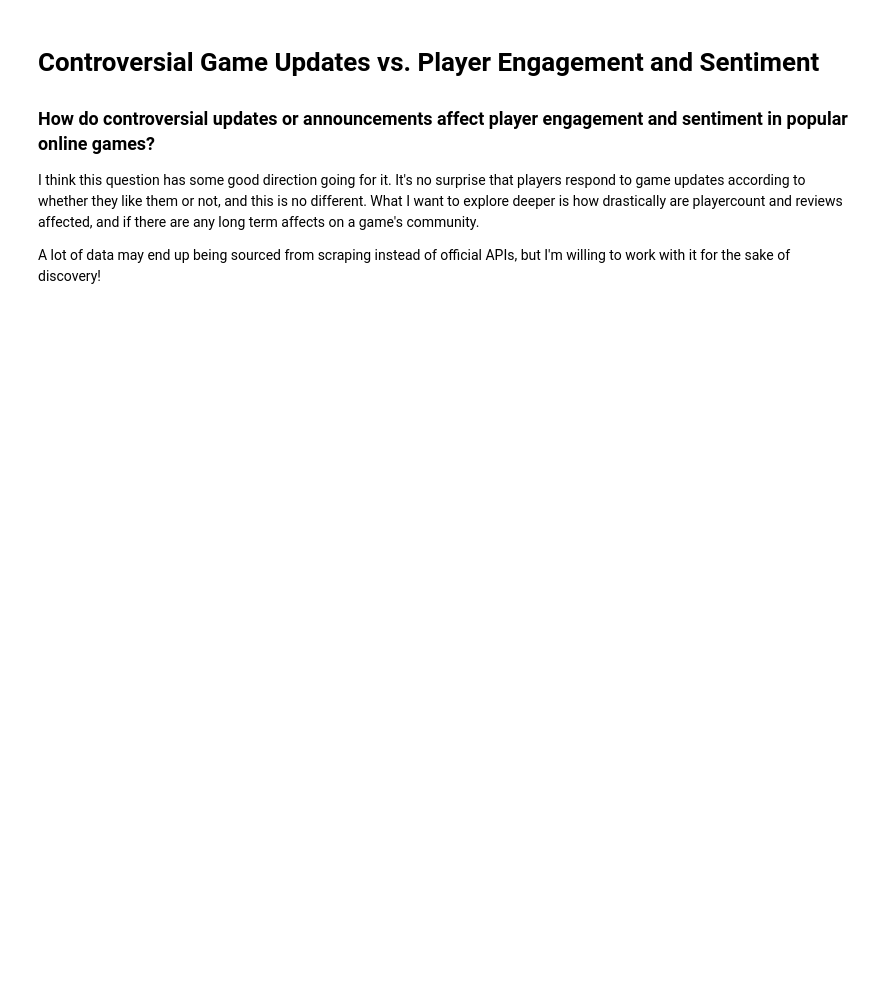
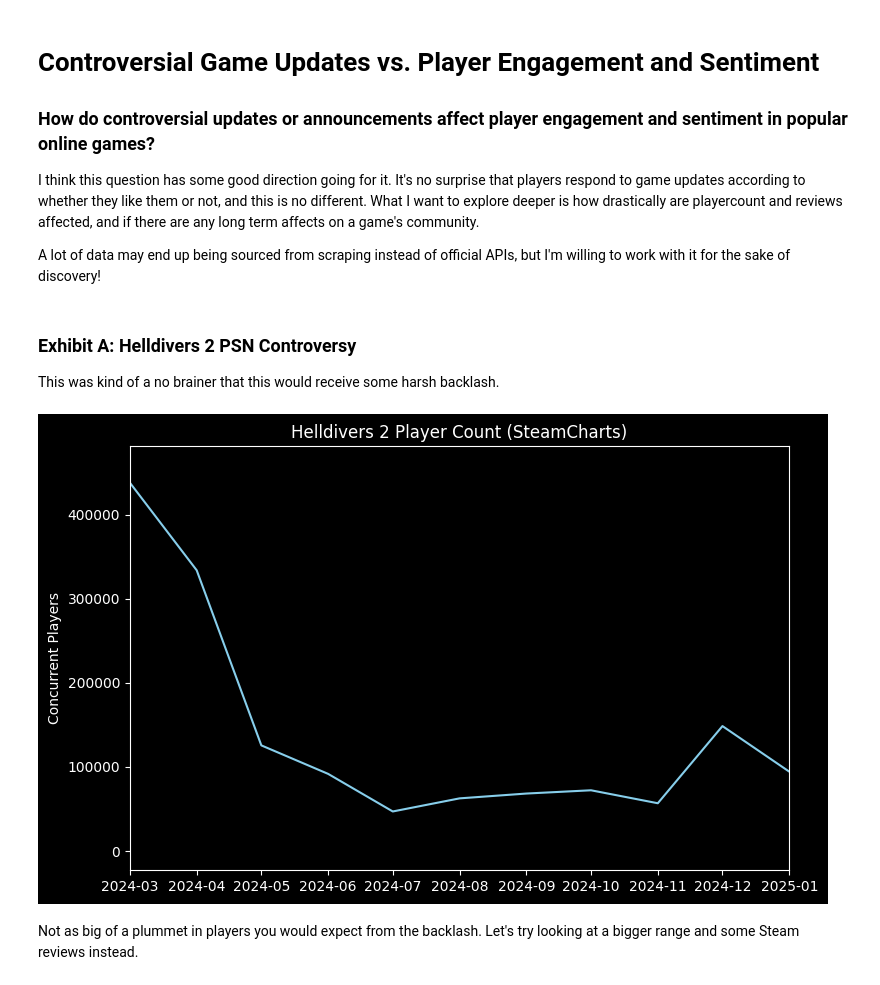
Before and after one commit to KyrellosIbrahim/GameUpdatesVsPlayerSentiment, a Jupyter notebook: notebook.ipynb, the cells around one changed output. Drawn from its saved outputs; the diff is of its cells as text; code cells hidden in the pictures; blank space fills up the shorter version.

Commit message:
helldivers complete and no mans sky started

```diff
--- a/notebook.ipynb
+++ b/notebook.ipynb
@@ -14,0 +20,36 @@ import time
+# %% [markdown]
+### Exhibit A: Helldivers 2 PSN Controversy
+
+This was kind of a no brainer that this would receive some harsh backlash.
+# %%
+hell_app_id = 553850
+# I'm using SteamDB data to show its player count graph. This type of thing is public thankfully!!
+helldivers_URL = f"https://steamcharts.com/app/{hell_app_id}/chart-data.json"
+# make the DF for the timestamp and players at a given moment
+hell_data = requests.get(helldivers_URL).json()
+hell_df = pd.DataFrame(hell_data, columns=["timestamp", "players"])
+hell_df["datetime"] = pd.to_datetime(hell_df["timestamp"], unit="ms")
+hell_df = hell_df.set_index("datetime").drop("timestamp", axis=1)
+
+plt.style.use("dark_background")
+fig, ax = plt.subplots(figsize=(8, 5))
+
+ax.plot(hell_df.index, hell_df["players"], color="skyblue", linewidth=1.5)
+ax.set_title("Helldivers 2 Player Count (SteamCharts)")
+ax.set_ylabel("Concurrent Players")
+
+# Zoom in on a date range — e.g., focus on the last 6–8 months
+start = pd.Timestamp("2024-03-01")
+end = pd.Timestamp("2025-01-01")
+ax.set_xlim(start, end)
+
+# Optionally smooth the data to reduce noise near the end
+smooth = hell_df.resample("W").mean()
+ax.plot(smooth.index, smooth["players"], color="deepskyblue", linewidth=2)
+
+plt.tight_layout()
+plt.show()
+# %% [output]
+[figure, added]
+# %% [markdown]
+Not as big of a plummet in players you would expect from the backlash. Let's try looking at a bigger range and some Steam reviews instead.
```
Also changed, not shown: parts of 12 cells of this notebook, 1 other file.
